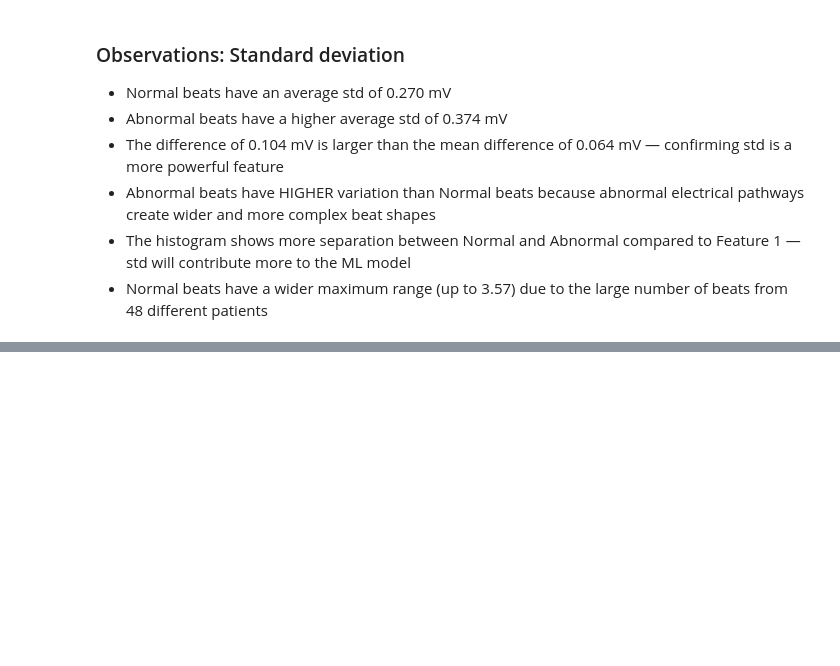
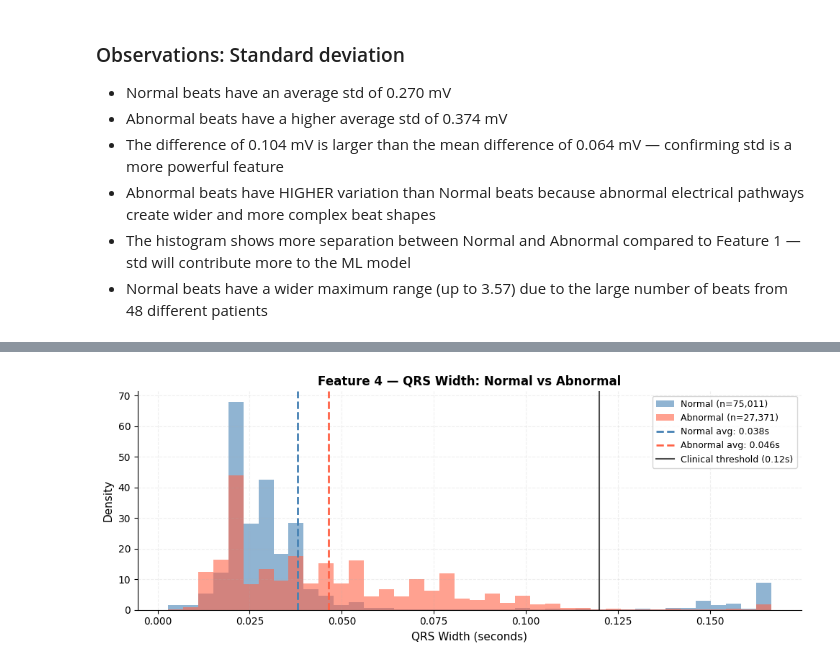
Before and after one commit to saugatpokharel/ecg-heartbeat-classification-xai, a Jupyter notebook: notebooks/03_eda_features.ipynb, the cells around one changed output, grey strips where cells are left out. Drawn from its saved outputs; the diff is of its cells as text; code cells hidden in the pictures; blank space fills up the shorter version.

```diff
--- a/notebooks/03_eda_features.ipynb
+++ b/notebooks/03_eda_features.ipynb
@@ -484,0 +607,84 @@ Difference in average std:
+# %%
+# Calculate QRS width for every beat
+# We look at 60 samples around the R-peak (samples 150 to 210)
+# and count how many are above 30% of the R-peak height
+
+qrs_values = []
+
+for i in range(len(X)):
+    beat = X[i]
+    r_peak = beat[180]
+    threshold = 0.3 * r_peak
+    qrs_region = beat[150:210]
+
+    if r_peak > 0:
+        qrs_samples = np.sum(qrs_region > threshold)
+    else:
+        qrs_samples = np.sum(qrs_region < threshold)
+
+    qrs_width = qrs_samples / 360  # convert to seconds
+    qrs_values.append(qrs_width)
+
+qrs_values = np.array(qrs_values)
+
+print(f"QRS width calculated for all {len(qrs_values):,} beats")
+print(f"\nFirst 10 beats:")
+for i in range(10):
+    label_name = "Normal" if y_binary[i] == 0 else "Abnormal"
+    print(f"  Beat {i}: QRS width = {qrs_values[i]:.4f} sec  → {label_name}")
+
+# Separate Normal and Abnormal
+normal_qrs = qrs_values[y_binary == 0]
+abnormal_qrs = qrs_values[y_binary == 1]
+
+print(f"\nNormal beats ({len(normal_qrs):,} beats):")
+print(f"  Average QRS width: {np.mean(normal_qrs):.4f} sec")
+print(f"  Std:               {np.std(normal_qrs):.4f} sec")
+print(f"  Min: {np.min(normal_qrs):.4f}  Max: {np.max(normal_qrs):.4f}")
+print(f"  Wide QRS (>0.12s): {np.sum(normal_qrs > 0.12):,} beats")
+
+print(f"\nAbnormal beats ({len(abnormal_qrs):,} beats):")
+print(f"  Average QRS width: {np.mean(abnormal_qrs):.4f} sec")
+print(f"  Std:               {np.std(abnormal_qrs):.4f} sec")
+print(f"  Min: {np.min(abnormal_qrs):.4f}  Max: {np.max(abnormal_qrs):.4f}")
+print(f"  Wide QRS (>0.12s): {np.sum(abnormal_qrs > 0.12):,} beats")
+
+print(f"\nDifference in average QRS width:")
+diff = np.mean(abnormal_qrs) - np.mean(normal_qrs)
+print(f"  Abnormal − Normal = {diff:.4f} sec")
+
+# Breakdown by beat type
+print(f"\nAverage QRS width by beat type:")
+for beat_type in ['N', 'L', 'R', 'V', 'A']:
+    indices = np.where(y == beat_type)[0]
+    avg = np.mean(qrs_values[indices])
+    print(f"  {beat_type}: {avg:.4f} sec")
+
+# Plot
+fig, ax = plt.subplots(figsize=(10, 4))
+ax.hist(normal_qrs, bins=40, alpha=0.6,
+        color='steelblue', label=f'Normal (n={len(normal_qrs):,})',
+        density=True)
+ax.hist(abnormal_qrs, bins=40, alpha=0.6,
+        color='tomato', label=f'Abnormal (n={len(abnormal_qrs):,})',
+        density=True)
+ax.axvline(np.mean(normal_qrs), color='steelblue',
+           linestyle='--', linewidth=2,
+           label=f'Normal avg: {np.mean(normal_qrs):.3f}s')
+ax.axvline(np.mean(abnormal_qrs), color='tomato',
+           linestyle='--', linewidth=2,
+           label=f'Abnormal avg: {np.mean(abnormal_qrs):.3f}s')
+ax.axvline(0.12, color='black', linestyle='-',
+           linewidth=1.5, alpha=0.7,
+           label='Clinical threshold (0.12s)')
+ax.set_title('Feature 4 — QRS Width: Normal vs Abnormal',
+             fontsize=12, fontweight='bold')
+ax.set_xlabel('QRS Width (seconds)', fontsize=11)
+ax.set_ylabel('Density', fontsize=11)
+ax.legend(fontsize=9)
+ax.grid(True, alpha=0.2, linestyle='--')
+ax.spines['top'].set_visible(False)
+ax.spines['right'].set_visible(False)
+plt.tight_layout()
+plt.show()
+# %% [output]
@@ -484,0 +708 @@ Difference in average std:
+[figure, added]
```
Also changed, not shown: parts of 18 cells of this notebook.
